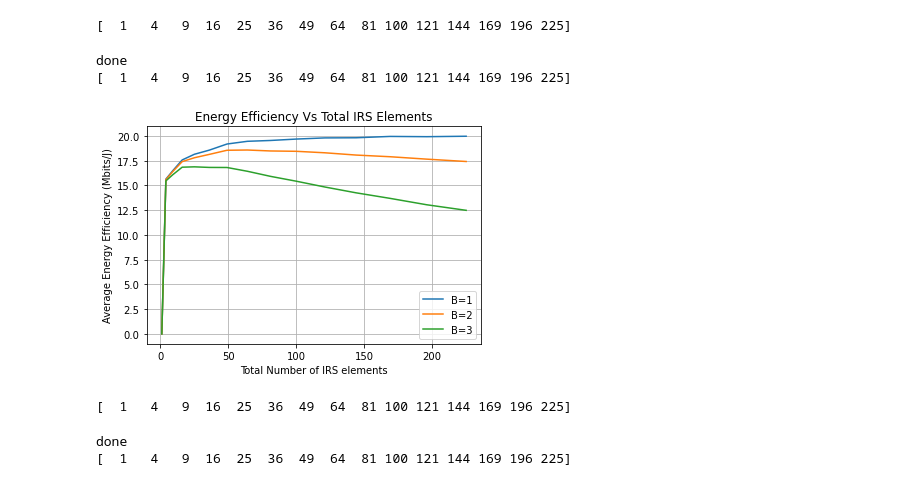
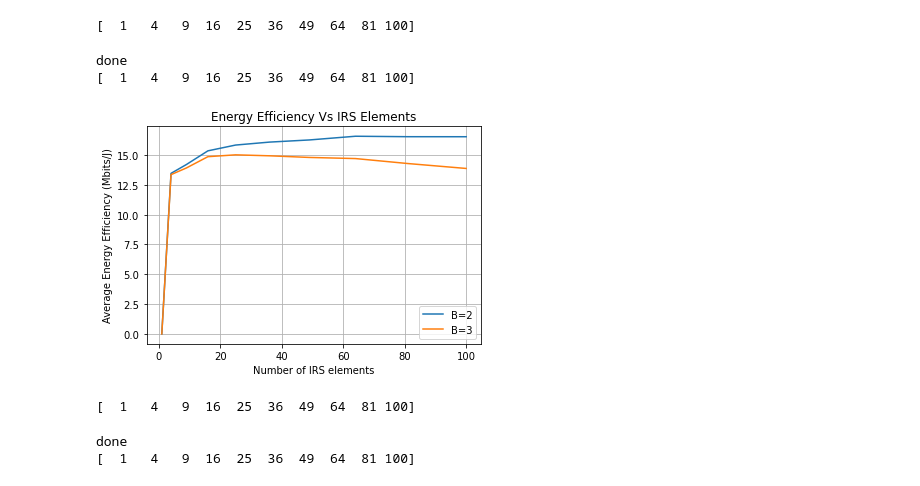
Before and after one commit to TariqUmar/SISO_Network_Implementation, a Jupyter notebook: double_irs_elements_ee_relations.ipynb, the cells around one changed output. Cells and saved outputs as stored; diff of their text form; code cells hidden in the pictures.

```diff
--- a/double_irs_elements_ee_relations.ipynb
+++ b/double_irs_elements_ee_relations.ipynb
@@ -361,10 +361,10 @@ done
 # %%
 # Plot the graph for each value of N
 for B, average_energy_efficiency_1 in results_dict_2.items():
-    plt.plot(N_values*2, average_energy_efficiency_1, label=f'B={B}')
+    plt.plot(N_values, average_energy_efficiency_1, label=f'B={B}')
 
 plt.ylabel('Average Energy Efficiency (Mbits/J)')
-plt.xlabel('Total Number of IRS elements')
+plt.xlabel('Number of Single IRS elements')
 plt.title('Energy Efficiency Vs Total IRS Elements')
 plt.legend()
 plt.grid(True)
@@ -391,7 +391,7 @@ plt.show()
 beta_min = 0.2
 k = 1.6
 phi = 0.43 * np.pi
-qB = np.arange(1,4,1)
+qB = np.arange(2,4,1)
 Ns_max_sqrt = int(np.sqrt(Ns_max))
 N_values = np.array([i**2 for i in range(1, Ns_max_sqrt + 1)])
 print(N_values)
@@ -466,8 +466,8 @@ for B in qB:
             h_rk_transpose_2 = np.transpose(np.conj(h_rk_2))  # Shape: (K, Ns)
             G_2 = G_ns_2_values[s]  # Shape: (Ns, 1)
 
-            results_array_1 = results_array_practical_discrete(K, Ns, Nt, h_dk, h_rk, h_rk_transpose, G, B, beta_min, k, phi)
-            results_array_2 = results_array_practical_discrete(K, Ns, Nt, h_dk, h_rk_2 ,h_rk_transpose_2, G_2, B, beta_min, k, phi)
+            results_array_1 = results_array_sharing_practical(K, Ns, Nt, h_rk, h_rk_transpose, G, B, beta_min, phi, k)
+            results_array_2 = results_array_sharing_practical(K, Ns, Nt, h_rk_2, h_rk_transpose_2, G_2, B, beta_min, phi, k)
 
             # print(results_array_1)
             # print()
@@ -540,10 +540,10 @@ done
 # %%
 # Plot the graph for each value of N
 for B, average_energy_efficiency_1 in results_dict_2.items():
-    plt.plot(N_values*2, average_energy_efficiency_1, label=f'B={B}')
+    plt.plot(N_values, average_energy_efficiency_1, label=f'B={B}')
 
 plt.ylabel('Average Energy Efficiency (Mbits/J)')
-plt.xlabel('Total Number of IRS elements')
+plt.xlabel('Number of Single IRS elements')
 plt.title('Energy Efficiency Vs Total IRS Elements')
 plt.legend()
 plt.grid(True)
@@ -648,5 +587,5 @@ for i in range(NUM_SIMULATIONS):
 # %%
-qB = np.arange(1,4,1)
+qB = np.arange(2,4,1)
 Ns_max_sqrt = int(np.sqrt(Ns_max))
 N_values = np.array([i**2 for i in range(1, Ns_max_sqrt + 1)])
 print(N_values)
@@ -657,10 +596,6 @@ results_dict_2 = {}
 
 for B in qB:
 
-    # Create a set of quantized theta values
-    # quantized_theta_set = ((2 * np.pi * np.arange(0, 2**B, 1) / (2**B)) - np.pi)
-    # print('Quantized_theta_set: ',"\n", (quantized_theta_set))
-
     average_energy_efficiency_1 = []
     sum_rates_1 = []
 
@@ -668,22 +603,22 @@ for B in qB:
         nIRSrow = int(np.sqrt(Ns))
         nIRScol = nIRSrow
 
-        irs_coords = generate_irs_coordinates_3D(xs, ys, zs, nIRSrow, nIRScol, halfLambda, quarterLambda)
-        loc_S = irs_coords
+        irs_coords_1 = generate_irs_coordinates_3D(xs_1, ys_1, zs_1, nIRSrow, nIRScol, halfLambda, quarterLambda)
+        loc_S_1 = irs_coords_1
         # print('IRS 1 elements coordinates:'"\n", loc_S_1)
         # print()
 
-        dTU, dSU, dTS = calculate_distances_3D(loc_U, loc_T, loc_S)
+        dTU, dSU_1, dTS_1 = calculate_distances_3D(loc_U, loc_T, loc_S_1)
 
         # Reshapiing the distance from antennas/BS to user
         dTU = dTU.reshape(Nt,K)
         # Compute row-wise averages
-        dSU = np.mean(dSU, axis=1, keepdims=True)
-        dSU = dSU.reshape(1,K)
+        dSU_1 = np.mean(dSU_1, axis=1, keepdims=True)
+        dSU_1 = dSU_1.reshape(1,K)
         # Compute the sum of elements in each row
-        dTS = np.mean(dTS, axis=1)
+        dTS_1 = np.mean(dTS_1, axis=1)
         # Compute the average of row sums
-        dTS = np.mean(dTS)
+        dTS_1 = np.mean(dTS_1)
 
         # Extract channel values for the current Ns value
         h_rk_ns_values = [h_rk_3d[s][:Ns, :] for s in range(NUM_SIMULATIONS)]  # Shape: (NUM_SIMULATIONS, Ns, K)
@@ -707,7 +642,7 @@ for B in qB:
             link_inter = []
 
             for i in range(K):
-                link_inter_value = (TRANSMIT_POWER_WATTS)**0.5 * (((h_dk[0][i]*0)/(np.sqrt((dTU[0][i])**ZETA))) + ((results_array[0][i])/(np.sqrt((dSU[0][i])**PATH_LOSS_EXPONENT * (dTS)**PATH_LOSS_EXPONENT))))
+                link_inter_value = (TRANSMIT_POWER_WATTS)**0.5 * (((h_dk[0][i]*0)/(np.sqrt((dTU[0][i])**ZETA))) + ((results_array[0][i])/(np.sqrt((dSU_1[0][i])**PATH_LOSS_EXPONENT * (dTS_1)**PATH_LOSS_EXPONENT))))
                 link_inter.append(link_inter_value)  # Append the computed value to the list
 
             # Convert the list to a numpy array
@@ -765,35 +700,35 @@ for B in qB:
 print('done')
 print(N_values)
 # %% [output]
-[  1   4   9  16  25  36  49  64  81 100 121 144 169 196 225]
+[  1   4   9  16  25  36  49  64  81 100]
 done
-[  1   4   9  16  25  36  49  64  81 100 121 144 169 196 225]
+[  1   4   9  16  25  36  49  64  81 100]
 # %%
 # Plot the graph for each value of N
 for B, average_energy_efficiency_1 in results_dict_2.items():
     plt.plot(N_values, average_energy_efficiency_1, label=f'B={B}')
 
 plt.ylabel('Average Energy Efficiency (Mbits/J)')
-plt.xlabel('Total Number of IRS elements')
-plt.title('Energy Efficiency Vs Total IRS Elements')
+plt.xlabel('Number of IRS elements')
+plt.title('Energy Efficiency Vs IRS Elements')
 plt.legend()
 plt.grid(True)
 plt.show()
 
 # # Plot the graph for each value of N
 # for B, sum_rates_1 in results_dict_1.items():
 #     plt.plot(N_values, sum_rates_1, label=f'B={B}')
 
 # plt.ylabel('Sum rate (kbps)')
 # plt.xlabel('Number of IRS elements')
 # plt.title('Sum Rates Vs IRS Elements')
 # plt.legend()
 # plt.grid(True)
 # plt.show()
 # %% [output]
-[figure, old version]
+[figure, new version]
 # %%
-qB = np.arange(1,4,1)
+qB = np.arange(2,4,1)
 Ns_max_sqrt = int(np.sqrt(Ns_max))
 N_values = np.array([i**2 for i in range(1, Ns_max_sqrt + 1)])
 print(N_values)
@@ -815,22 +750,22 @@ for B in qB:
         nIRSrow = int(np.sqrt(Ns))
         nIRScol = nIRSrow
 
-        irs_coords = generate_irs_coordinates_3D(xs, ys, zs, nIRSrow, nIRScol, halfLambda, quarterLambda)
-        loc_S = irs_coords
+        irs_coords_1 = generate_irs_coordinates_3D(xs_1, ys_1, zs_1, nIRSrow, nIRScol, halfLambda, quarterLambda)
+        loc_S_1 = irs_coords_1
         # print('IRS 1 elements coordinates:'"\n", loc_S_1)
         # print()
 
-        dTU, dSU, dTS = calculate_distances_3D(loc_U, loc_T, loc_S)
+        dTU, dSU_1, dTS_1 = calculate_distances_3D(loc_U, loc_T, loc_S_1)
 
         # Reshapiing the distance from antennas/BS to user
         dTU = dTU.reshape(Nt,K)
         # Compute row-wise averages
-        dSU = np.mean(dSU, axis=1, keepdims=True)
-        dSU = dSU.reshape(1,K)
+        dSU_1 = np.mean(dSU_1, axis=1, keepdims=True)
+        dSU_1 = dSU_1.reshape(1,K)
         # Compute the sum of elements in each row
-        dTS = np.mean(dTS, axis=1)
+        dTS_1 = np.mean(dTS_1, axis=1)
         # Compute the average of row sums
-        dTS = np.mean(dTS)
+        dTS_1 = np.mean(dTS_1)
 
         # Extract channel values for the current Ns value
         h_rk_ns_values = [h_rk_3d[s][:Ns, :] for s in range(NUM_SIMULATIONS)]  # Shape: (NUM_SIMULATIONS, Ns, K)
@@ -854,7 +789,7 @@ for B in qB:
             link_inter = []
 
             for i in range(K):
-                link_inter_value = (TRANSMIT_POWER_WATTS)**0.5 * (((h_dk[0][i]*0)/(np.sqrt((dTU[0][i])**ZETA))) + ((results_array[0][i])/(np.sqrt((dSU[0][i])**PATH_LOSS_EXPONENT * (dTS)**PATH_LOSS_EXPONENT))))
+                link_inter_value = (TRANSMIT_POWER_WATTS)**0.5 * (((h_dk[0][i]*0)/(np.sqrt((dTU[0][i])**ZETA))) + ((results_array[0][i])/(np.sqrt((dSU_1[0][i])**PATH_LOSS_EXPONENT * (dTS_1)**PATH_LOSS_EXPONENT))))
                 link_inter.append(link_inter_value)  # Append the computed value to the list
 
             # Convert the list to a numpy array
@@ -912,9 +847,9 @@ for B in qB:
 print('done')
 print(N_values)
 # %% [output]
-[  1   4   9  16  25  36  49  64  81 100 121 144 169 196 225]
+[  1   4   9  16  25  36  49  64  81 100]
 done
-[  1   4   9  16  25  36  49  64  81 100 121 144 169 196 225]
+[  1   4   9  16  25  36  49  64  81 100]
 # %%
 # Plot the graph for each value of N
 for B, average_energy_efficiency_1 in results_dict_2.items():
```
Also changed, not shown: parts of 9 cells of this notebook.
